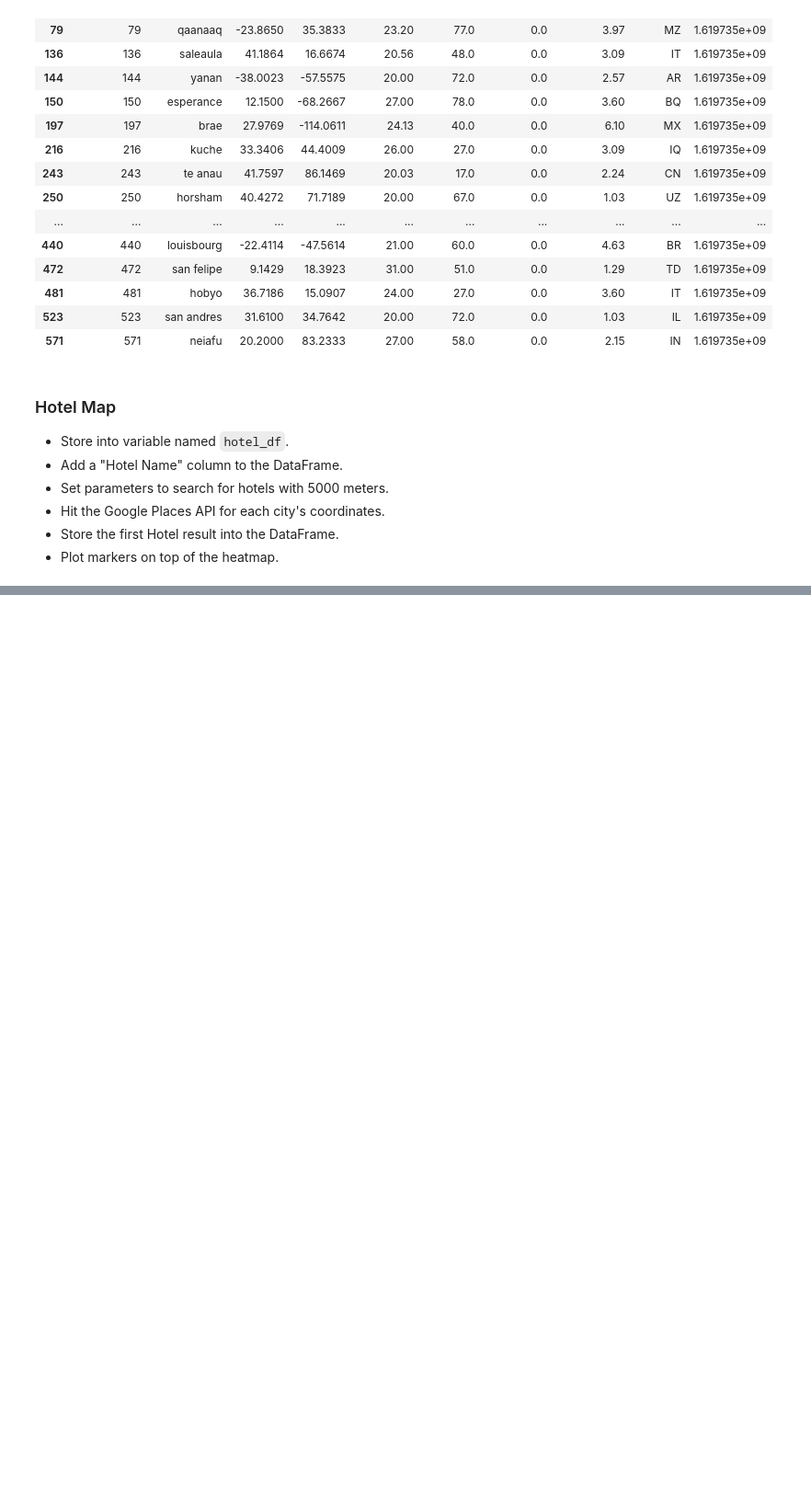
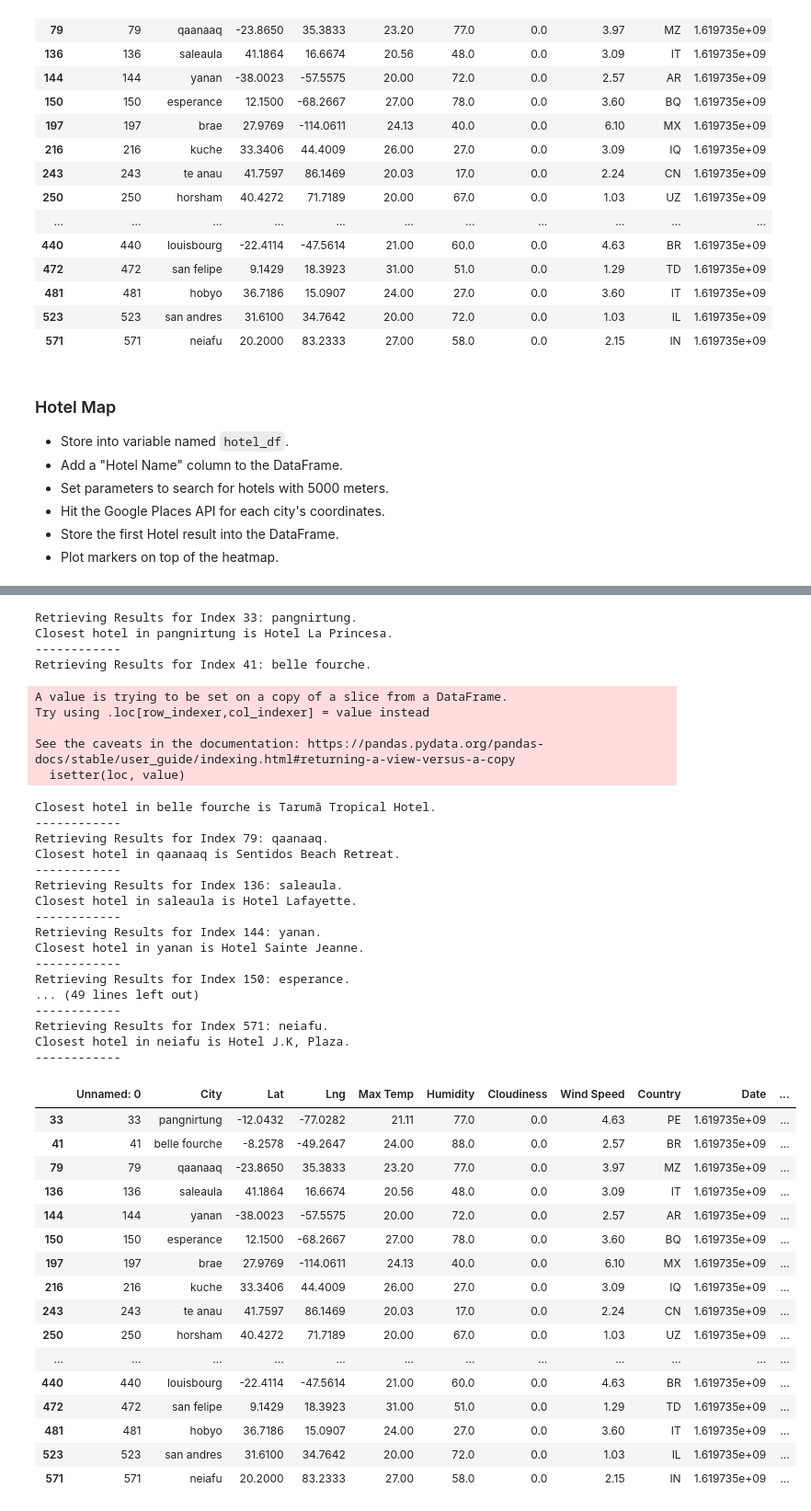
Before and after one commit to JoseH-Git/python-api-challenge, a Jupyter notebook: VacationPy/VacationPy.ipynb, the cells around one changed output, grey strips where cells are left out. Shown: that part at 92% size. Cells and saved outputs as stored; diff of their text form; code cells hidden in the pictures; blank space fills up the shorter version.

```diff
--- a/VacationPy/VacationPy.ipynb
+++ b/VacationPy/VacationPy.ipynb
@@ -129,3 +156,79 @@ ideal_weather
+# %%
+# find the closest restaurant of each type to coordinates
+
+base_url = "https://maps.googleapis.com/maps/api/place/nearbysearch/json"
+params = {
+    "radius": 5000,
+    "type": "hotel",
+    "key": g_key,
+    "keyword" : "hotel"
+    }
+
+for index, row in hotel_df.iterrows():
+    lat = row["Lat"]
+    lng = row["Lng"]
+    city = row["City"]
+
+    params["location"] = f"{lat},{lng}"
+
+    print(f"Retrieving Results for Index {index}: {city}.")
+    response = requests.get(base_url, params=params).json()
+
+    results = response['results']
+
+    try:
+        print(f"Closest hotel in {city} is {results[0]['name']}.")
+        hotel_df.loc[index, "Hotel Name"] = results[0]['name']
+
+    except (KeyError, IndexError):
+        print("Missing field/result... skipping.")
+
+    print("------------")
+hotel_df
+# %% [output]
+Retrieving Results for Index 33: pangnirtung.
+Closest hotel in pangnirtung is Hotel La Princesa.
+------------
+Retrieving Results for Index 41: belle fourche.
+A value is trying to be set on a copy of a slice from a DataFrame.
+Try using .loc[row_indexer,col_indexer] = value instead
+
+See the caveats in the documentation: https://pandas.pydata.org/pandas-docs/stable/user_guide/indexing.html#returning-a-view-versus-a-copy
+  isetter(loc, value)
+Closest hotel in belle fourche is Tarumã Tropical Hotel.
+------------
+Retrieving Results for Index 79: qaanaaq.
+Closest hotel in qaanaaq is Sentidos Beach Retreat.
+------------
+Retrieving Results for Index 136: saleaula.
+Closest hotel in saleaula is Hotel Lafayette.
+------------
+Retrieving Results for Index 144: yanan.
+Closest hotel in yanan is Hotel Sainte Jeanne.
+------------
+Retrieving Results for Index 150: esperance.
+... (49 lines left out)
+------------
+Retrieving Results for Index 571: neiafu.
+Closest hotel in neiafu is Hotel J.K, Plaza.
+------------
+|  | Unnamed: 0 | City | Lat | Lng | Max Temp | Humidity | Cloudiness | Wind Speed | Country | Date | ... |
+| 33 | 33 | pangnirtung | -12.0432 | -77.0282 | 21.11 | 77.0 | 0.0 | 4.63 | PE | 1.619735e+09 | ... |
+| 41 | 41 | belle fourche | -8.2578 | -49.2647 | 24.00 | 88.0 | 0.0 | 2.57 | BR | 1.619735e+09 | ... |
+| 79 | 79 | qaanaaq | -23.8650 | 35.3833 | 23.20 | 77.0 | 0.0 | 3.97 | MZ | 1.619735e+09 | ... |
+| 136 | 136 | saleaula | 41.1864 | 16.6674 | 20.56 | 48.0 | 0.0 | 3.09 | IT | 1.619735e+09 | ... |
+| 144 | 144 | yanan | -38.0023 | -57.5575 | 20.00 | 72.0 | 0.0 | 2.57 | AR | 1.619735e+09 | ... |
+| 150 | 150 | esperance | 12.1500 | -68.2667 | 27.00 | 78.0 | 0.0 | 3.60 | BQ | 1.619735e+09 | ... |
+| 197 | 197 | brae | 27.9769 | -114.0611 | 24.13 | 40.0 | 0.0 | 6.10 | MX | 1.619735e+09 | ... |
+| 216 | 216 | kuche | 33.3406 | 44.4009 | 26.00 | 27.0 | 0.0 | 3.09 | IQ | 1.619735e+09 | ... |
+| 243 | 243 | te anau | 41.7597 | 86.1469 | 20.03 | 17.0 | 0.0 | 2.24 | CN | 1.619735e+09 | ... |
+| 250 | 250 | horsham | 40.4272 | 71.7189 | 20.00 | 67.0 | 0.0 | 1.03 | UZ | 1.619735e+09 | ... |
+| ... | ... | ... | ... | ... | ... | ... | ... | ... | ... | ... | ... |
+| 440 | 440 | louisbourg | -22.4114 | -47.5614 | 21.00 | 60.0 | 0.0 | 4.63 | BR | 1.619735e+09 | ... |
+| 472 | 472 | san felipe | 9.1429 | 18.3923 | 31.00 | 51.0 | 0.0 | 1.29 | TD | 1.619735e+09 | ... |
+| 481 | 481 | hobyo | 36.7186 | 15.0907 | 24.00 | 27.0 | 0.0 | 3.60 | IT | 1.619735e+09 | ... |
+| 523 | 523 | san andres | 31.6100 | 34.7642 | 20.00 | 72.0 | 0.0 | 1.03 | IL | 1.619735e+09 | ... |
+| 571 | 571 | neiafu | 20.2000 | 83.2333 | 27.00 | 58.0 | 0.0 | 2.15 | IN | 1.619735e+09 | ... |
 # %%
 # NOTE: Do not change any of the code in this cell
 
```
Also changed, not shown: parts of 2 cells of this notebook, 1 other file.
